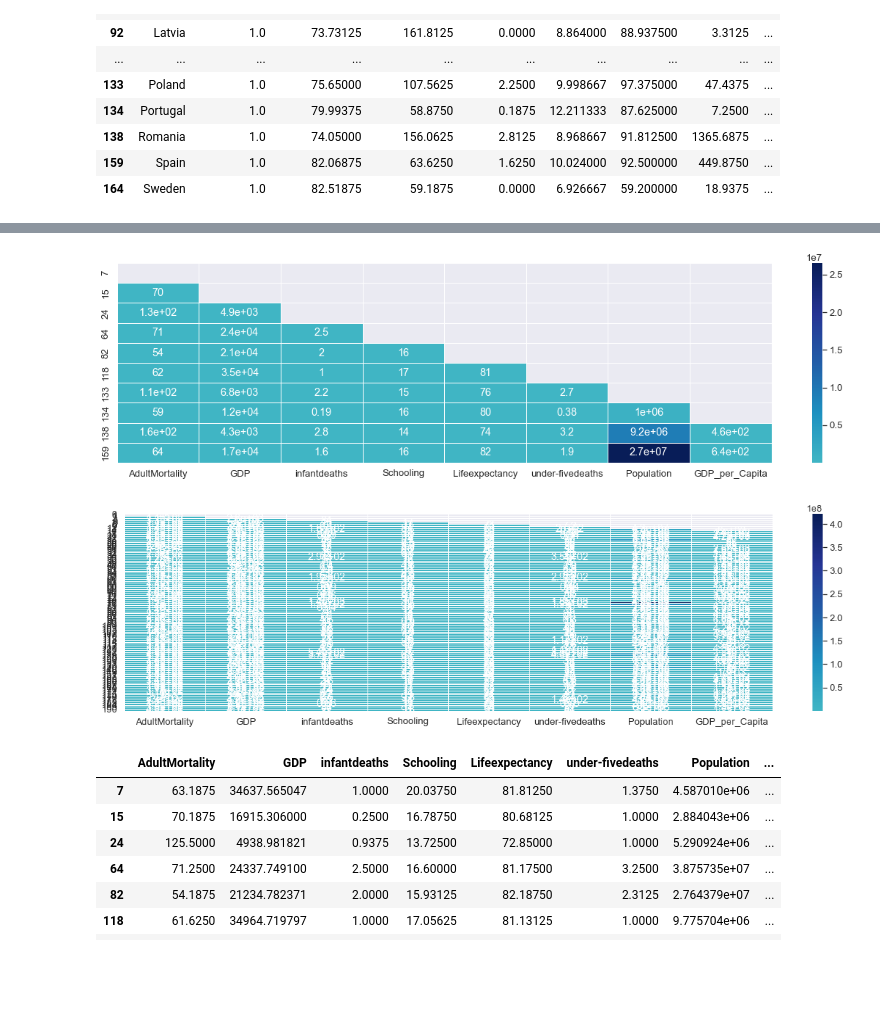
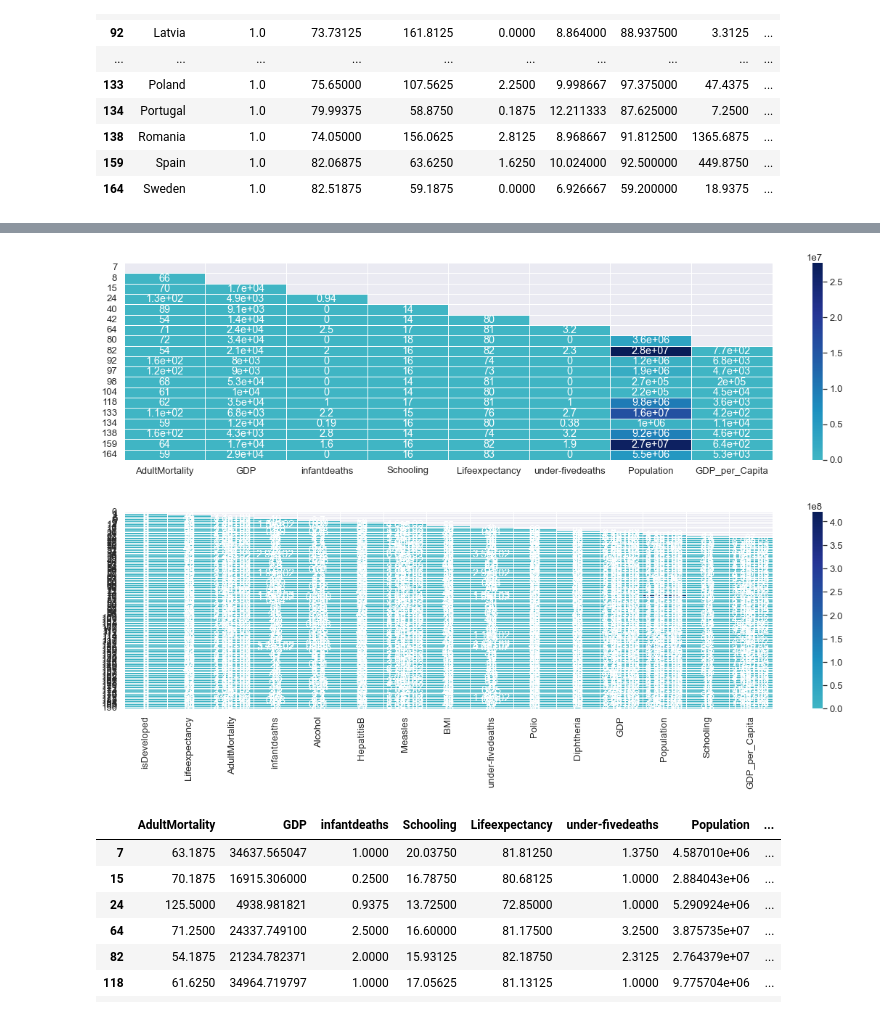
Before and after one commit to SidhST12/BSIP_Assignment_2_Students, a Jupyter notebook: stats_asn_2_start.ipynb, the cells around one changed output, grey strips where cells are left out. Cells and saved outputs as stored; diff of their text form; code cells hidden in the pictures; blank space fills up the shorter version.

```diff
--- a/stats_asn_2_start.ipynb
+++ b/stats_asn_2_start.ipynb
@@ -485,16 +514,16 @@ df_ndev=df_ndev[["AdultMortality","GDP","infantdeaths","Schooling","Lifeexpectan
 # %%
 #Show Correlations in heatmap
-mask = np.triu(np.ones_like(df_dev, dtype=bool))
-sns.heatmap(df_dev, center=0, linewidths=.5, annot=True, cmap="YlGnBu", yticklabels=True, mask=mask)
+mask = np.triu(np.ones_like(df_devp, dtype=bool))
+sns.heatmap(df_devp, center=0, linewidths=.5, annot=True, cmap="YlGnBu", yticklabels=True, mask=mask)
 plt.show()
 # %% [output]
-[figure, old version]
+[figure, new version]
 # %%
-mask = np.triu(np.ones_like(df_ndev, dtype=bool))
-sns.heatmap(df_ndev, center=0, linewidths=.5, annot=True, cmap="YlGnBu", yticklabels=True, mask=mask)
+mask = np.triu(np.ones_like(df_ndevp, dtype=bool))
+sns.heatmap(df_ndevp, center=0, linewidths=.5, annot=True, cmap="YlGnBu", yticklabels=True, mask=mask)
 plt.show()
 # %% [output]
-[figure, old version]
+[figure, new version]
 # %%
 df_dev
 # %% [output]
```
Also changed, not shown: parts of 12 cells of this notebook.
